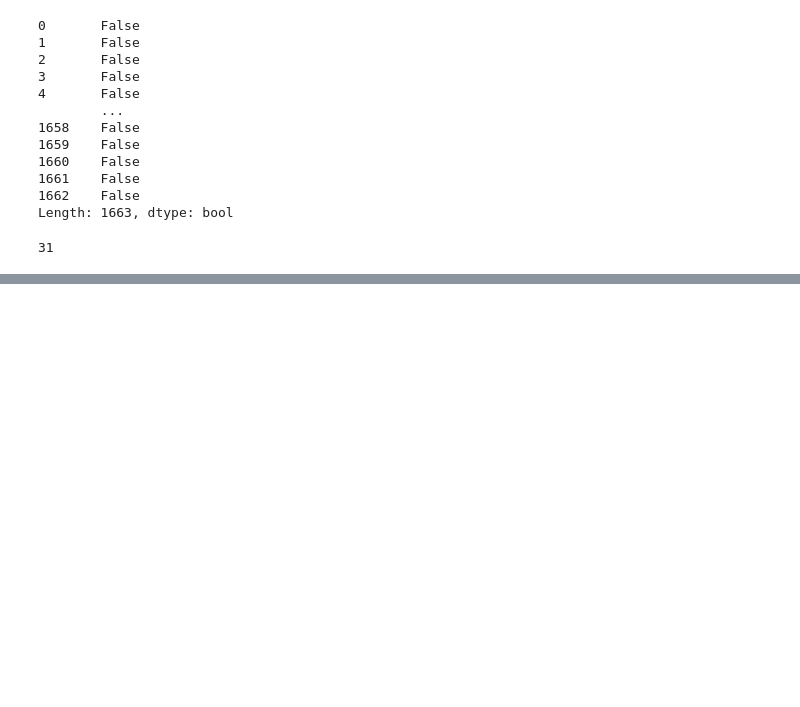
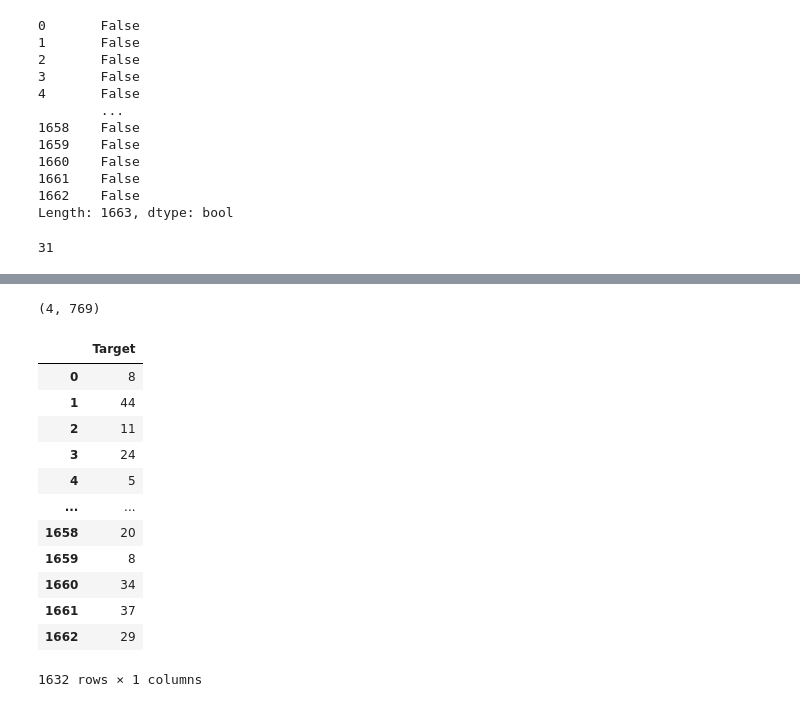
Before and after one commit to edb-313/Intent-Detencion, a Jupyter notebook: notebook96b1753e06.ipynb, the cells around one changed output, grey strips where cells are left out. Cells and saved outputs as stored; diff of their text form; code cells hidden in the pictures; blank space fills up the shorter version.

```diff
--- a/notebook96b1753e06.ipynb
+++ b/notebook96b1753e06.ipynb
@@ -126,3 +128,24 @@ X_test_df = X_test_df.drop_duplicates()
+# %%
+outlying_digits = XY_train_df[outlier_scores == -1]
+outlying_digits.shape
+# %% [output]
+(4, 769)
+# %%
+XY_train_df.loc[:, XY_train_df.columns == 'Target']
+# %% [output]
+|  | Target |
+| 0 | 8 |
+| 1 | 44 |
+| 2 | 11 |
+| 3 | 24 |
+| 4 | 5 |
+| ... | ... |
+| 1658 | 20 |
+| 1659 | 8 |
+| 1660 | 34 |
+| 1661 | 37 |
+| 1662 | 29 |
+1632 rows × 1 columns
 # %%
 # Define the model
 model = Sequential()
```
Also changed, not shown: parts of 12 cells of this notebook.
